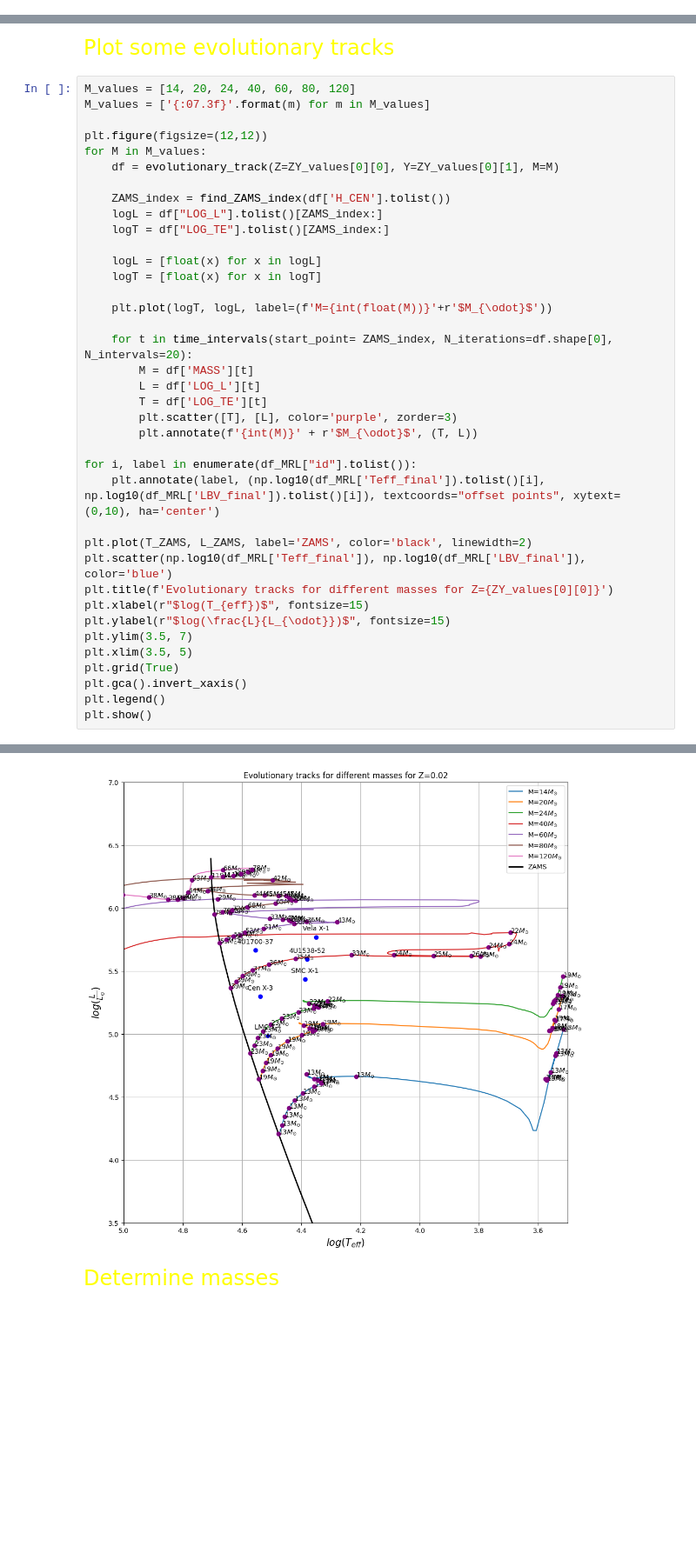
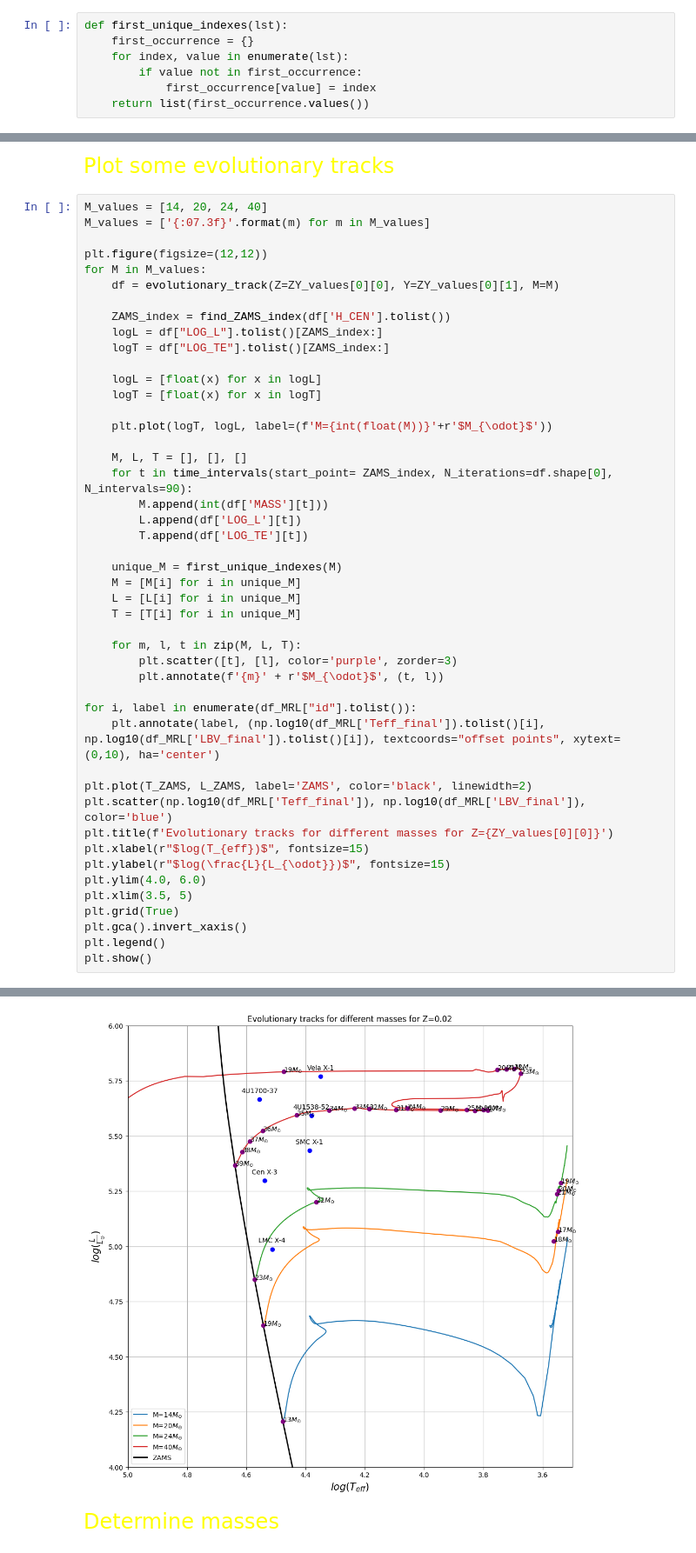
Before and after one commit to LvV210/MasterProject, a Jupyter notebook: HMXBparameters/Mass_determination_HRD.ipynb, the cells around one changed output, grey strips where cells are left out. Shown at 87% size. Cells and saved outputs as stored; diff of their text form; blank space fills up the shorter version.

```diff
--- a/HMXBparameters/Mass_determination_HRD.ipynb
+++ b/HMXBparameters/Mass_determination_HRD.ipynb
@@ -14,3 +16,10 @@ from IPython.display import Markdown as md
+# %%
+def first_unique_indexes(lst):
+    first_occurrence = {}
+    for index, value in enumerate(lst):
+        if value not in first_occurrence:
+            first_occurrence[value] = index
+    return list(first_occurrence.values())
 # %% [markdown]
 <font color='yellow'>Import stellar parameters</font>
 # %%
@@ -68,7 +77,7 @@ Folder |../evolutionary_tracks/extract/Z0.02Y0.284/| already exists.
 # %% [markdown]
 <font color='yellow' size=5> Plot some evolutionary tracks</font>
 # %%
-M_values = [14, 20, 24, 40, 60, 80, 120]
+M_values = [14, 20, 24, 40]
 M_values = ['{:07.3f}'.format(m) for m in M_values]
 
 plt.figure(figsize=(12,12))
@@ -84,12 +93,20 @@ for M in M_values:
 
     plt.plot(logT, logL, label=(f'M={int(float(M))}'+r'$M_{\odot}$'))
 
-    for t in time_intervals(start_point= ZAMS_index, N_iterations=df.shape[0], N_intervals=20):
-        M = df['MASS'][t]
-        L = df['LOG_L'][t]
-        T = df['LOG_TE'][t]
-        plt.scatter([T], [L], color='purple', zorder=3)
-        plt.annotate(f'{int(M)}' + r'$M_{\odot}$', (T, L))
+    M, L, T = [], [], []
+    for t in time_intervals(start_point= ZAMS_index, N_iterations=df.shape[0], N_intervals=90):
+        M.append(int(df['MASS'][t]))
+        L.append(df['LOG_L'][t])
+        T.append(df['LOG_TE'][t])
+
+    unique_M = first_unique_indexes(M)
+    M = [M[i] for i in unique_M]
+    L = [L[i] for i in unique_M]
+    T = [T[i] for i in unique_M]
+
+    for m, l, t in zip(M, L, T):
+        plt.scatter([t], [l], color='purple', zorder=3)
+        plt.annotate(f'{m}' + r'$M_{\odot}$', (t, l))
 
 for i, label in enumerate(df_MRL["id"].tolist()):
     plt.annotate(label, (np.log10(df_MRL['Teff_final']).tolist()[i], np.log10(df_MRL['LBV_final']).tolist()[i]), textcoords="offset points", xytext=(0,10), ha='center')
@@ -99,7 +116,7 @@ plt.scatter(np.log10(df_MRL['Teff_final']), np.log10(df_MRL['LBV_final']), color
 plt.title(f'Evolutionary tracks for different masses for Z={ZY_values[0][0]}')
 plt.xlabel(r"$log(T_{eff})$", fontsize=15)
 plt.ylabel(r"$log(\frac{L}{L_{\odot}})$", fontsize=15)
-plt.ylim(3.5, 7)
+plt.ylim(4.0, 6.0)
 plt.xlim(3.5, 5)
 plt.grid(True)
 plt.gca().invert_xaxis()
@@ -116,4 +130,4 @@ Folder |../evolutionary_tracks/extract/Z0.02Y0.284/| already exists.
-[figure, old version]
+[figure, new version]
 # %% [markdown]
 <font color='yellow' size=5> Determine masses
 # %% [markdown]
```
Also changed, not shown: parts of 9 cells of this notebook, 15 other files.
